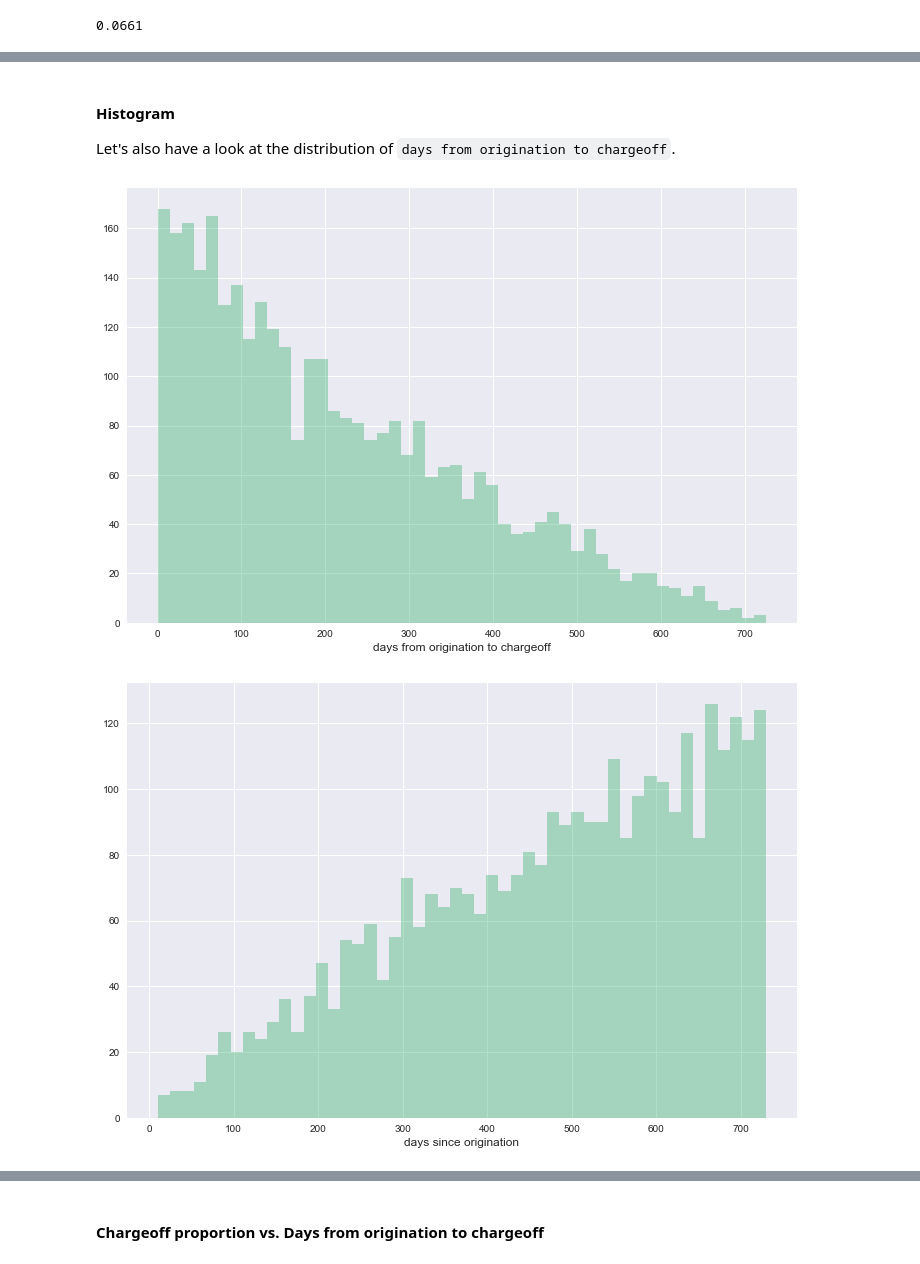
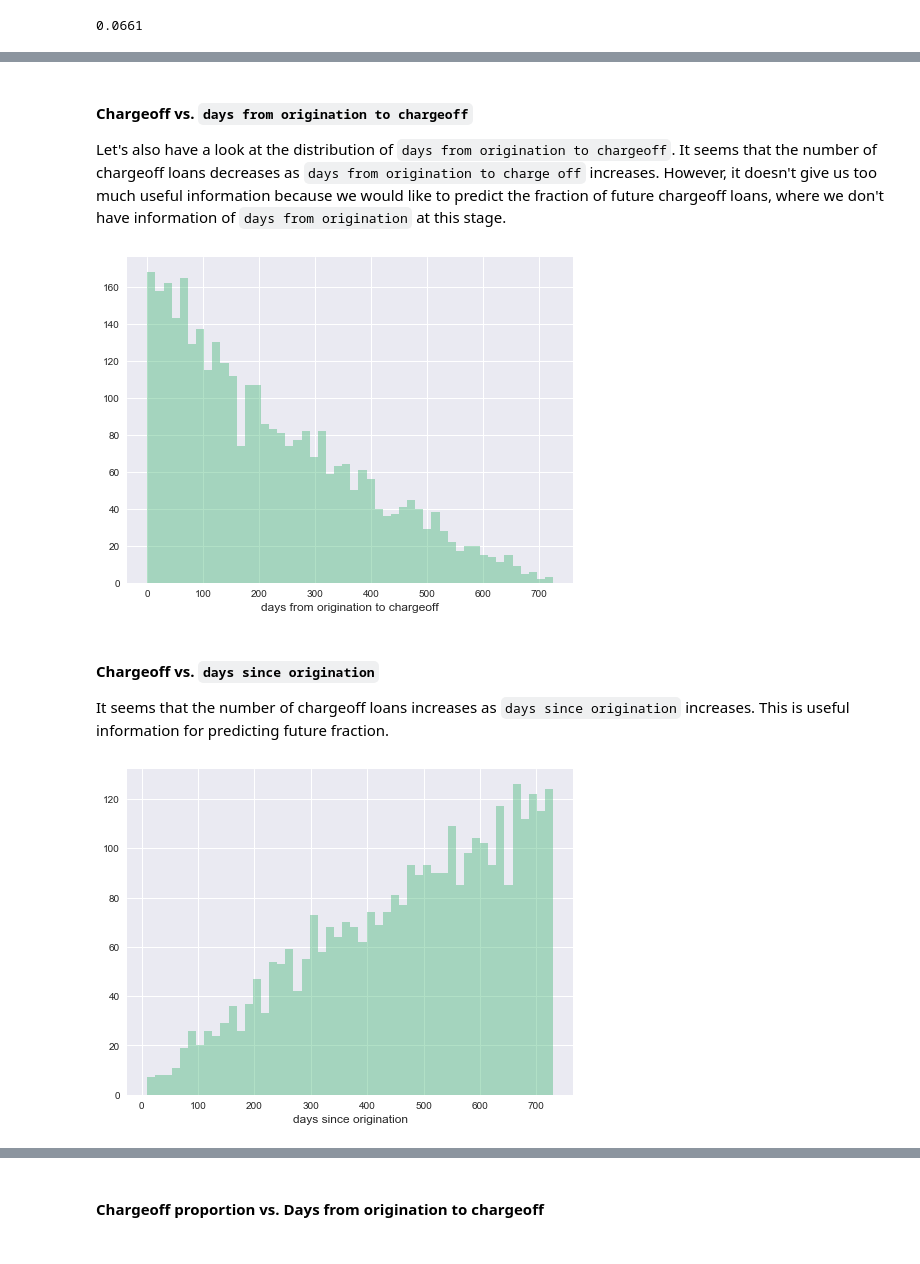
Before and after one commit to Richard-Hendricks/UIUC-Fall-2017, a Jupyter notebook: OA/Upstart Data Challenge - Yiming Gao.ipynb, the cells around one changed output, grey strips where cells are left out. Saved outputs shown, nothing was run; the diff lists cells and outputs as text; code cells hidden in the pictures.

```diff
--- a/OA/Upstart Data Challenge - Yiming Gao.ipynb
+++ b/OA/Upstart Data Challenge - Yiming Gao.ipynb
@@ -81,20 +77,25 @@ plt.show()
-# %% [markdown]
-#### Histogram
-Let's also have a look at the distribution of `days from origination to chargeoff`.
+# %% [markdown]
+#### Chargeoff vs. `days from origination to chargeoff`
+
+Let's also have a look at the distribution of `days from origination to chargeoff`. It seems that the number of chargeoff loans decreases as `days from origination to charge off` increases. However, it doesn't give us too much useful information because we would like to predict the fraction of future chargeoff loans, where we don't have information of `days from origination` at this stage.
 # %%
-plt.figure(figsize = (12, 8))
+plt.figure(figsize = (8, 6))
 sns.distplot(data[data["chargeoff"] == 1]["days from origination to chargeoff"],
              bins = 50, kde = False, color = "mediumseagreen")
 plt.xlabel('days from origination to chargeoff', fontsize = 12)
 plt.show()
 # %% [output]
-[figure, old version]
+[figure, new version]
+# %% [markdown]
+#### Chargeoff vs. `days since origination`
+
+It seems that the number of chargeoff loans increases as `days since origination` increases. This is useful information for predicting future fraction.
 # %%
 # distribution of loans that charge off
-plt.figure(figsize = (12, 8))
+plt.figure(figsize = (8, 6))
 sns.distplot(data[data["chargeoff"] == 1]["days since origination"],
              bins = 50, kde = False, color = "mediumseagreen")
 plt.xlabel('days since origination', fontsize = 12)
 plt.show()
 # %% [output]
-[figure, old version]
+[figure, new version]
```
Also changed, not shown: parts of 22 cells of this notebook.
